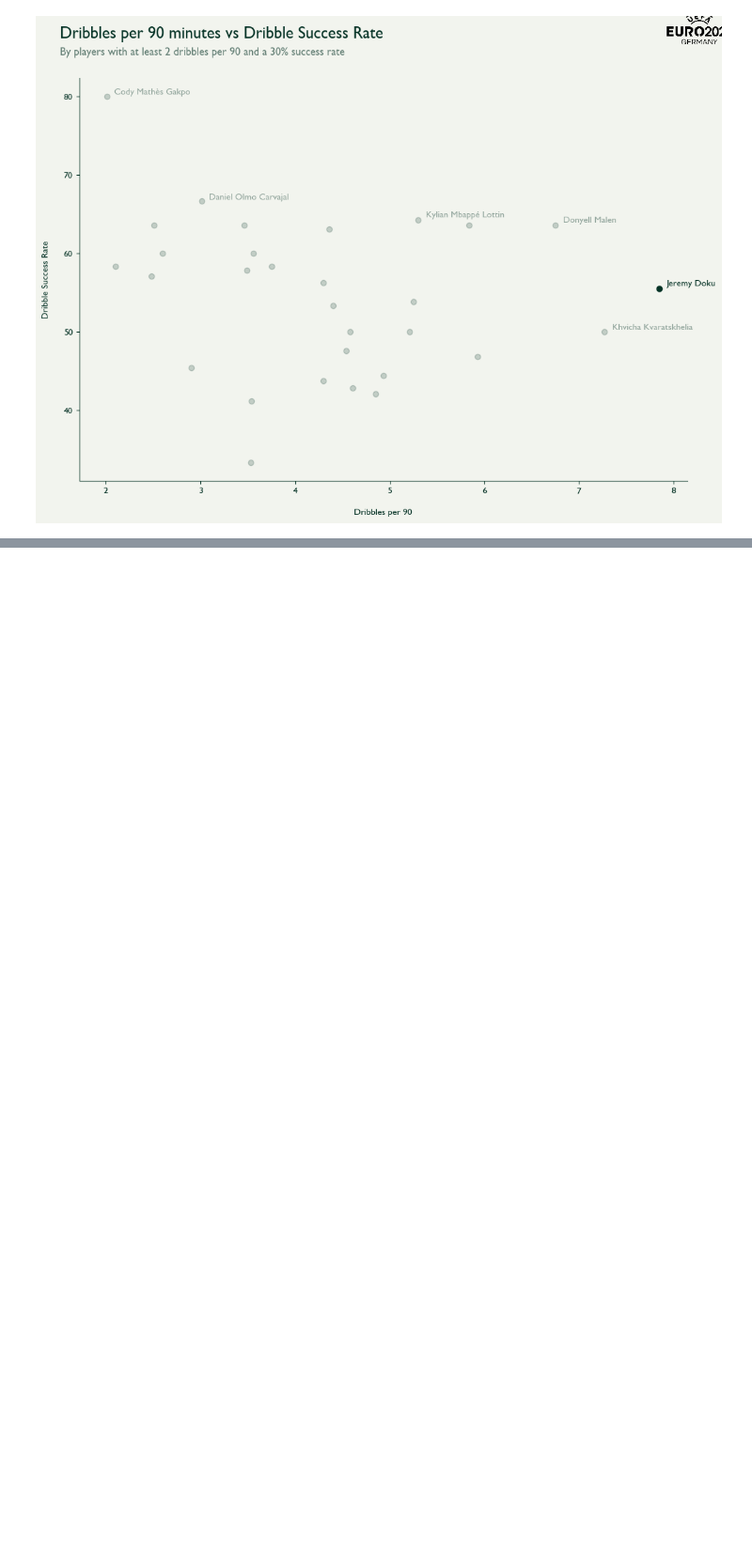
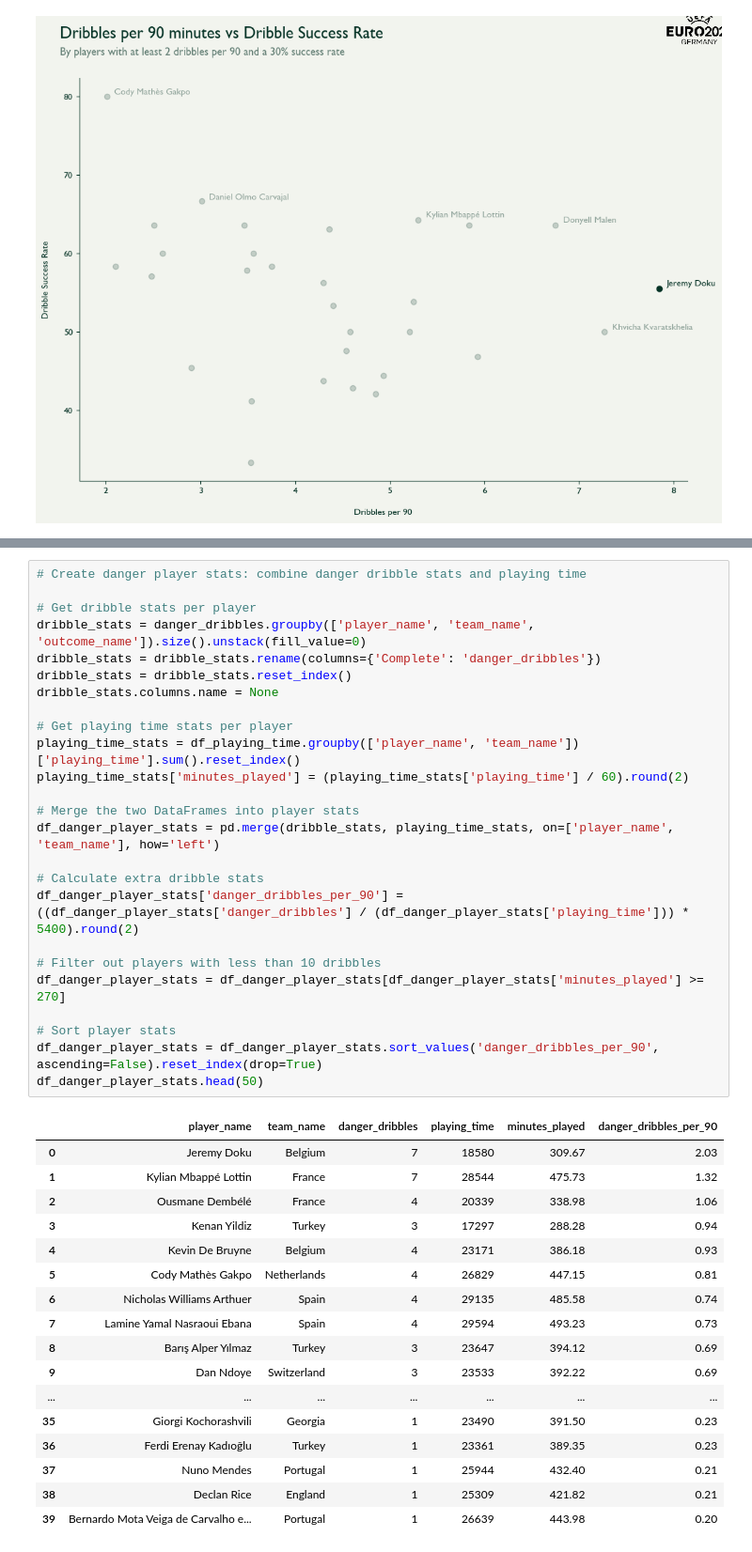
Before and after one commit to MarijnSt/soccermatics-project-1, a Jupyter notebook: per_90.ipynb, the cells around one changed output, grey strips where cells are left out. Shown at 94% size. Saved outputs shown, nothing was run; the diff lists cells and outputs as text; blank space fills up the shorter version.

```diff
--- a/per_90.ipynb
+++ b/per_90.ipynb
@@ -685,0 +751,43 @@ plt.show()
+# %%
+# Create danger player stats: combine danger dribble stats and playing time
+
+# Get dribble stats per player
+dribble_stats = danger_dribbles.groupby(['player_name', 'team_name', 'outcome_name']).size().unstack(fill_value=0)
+dribble_stats = dribble_stats.rename(columns={'Complete': 'danger_dribbles'})
+dribble_stats = dribble_stats.reset_index()
+dribble_stats.columns.name = None
+
+# Get playing time stats per player
+playing_time_stats = df_playing_time.groupby(['player_name', 'team_name'])['playing_time'].sum().reset_index()
+playing_time_stats['minutes_played'] = (playing_time_stats['playing_time'] / 60).round(2)
+
+# Merge the two DataFrames into player stats
+df_danger_player_stats = pd.merge(dribble_stats, playing_time_stats, on=['player_name', 'team_name'], how='left')
+
+# Calculate extra dribble stats
+df_danger_player_stats['danger_dribbles_per_90'] = ((df_danger_player_stats['danger_dribbles'] / (df_danger_player_stats['playing_time'])) * 5400).round(2)
+
+# Filter out players with less than 10 dribbles
+df_danger_player_stats = df_danger_player_stats[df_danger_player_stats['minutes_played'] >= 270]
+
+# Sort player stats
+df_danger_player_stats = df_danger_player_stats.sort_values('danger_dribbles_per_90', ascending=False).reset_index(drop=True)
+df_danger_player_stats.head(50)
+# %% [output]
+|  | player_name | team_name | danger_dribbles | playing_time | minutes_played | danger_dribbles_per_90 |
+| 0 | Jeremy Doku | Belgium | 7 | 18580 | 309.67 | 2.03 |
+| 1 | Kylian Mbappé Lottin | France | 7 | 28544 | 475.73 | 1.32 |
+| 2 | Ousmane Dembélé | France | 4 | 20339 | 338.98 | 1.06 |
+| 3 | Kenan Yildiz | Turkey | 3 | 17297 | 288.28 | 0.94 |
+| 4 | Kevin De Bruyne | Belgium | 4 | 23171 | 386.18 | 0.93 |
+| 5 | Cody Mathès Gakpo | Netherlands | 4 | 26829 | 447.15 | 0.81 |
+| 6 | Nicholas Williams Arthuer | Spain | 4 | 29135 | 485.58 | 0.74 |
+| 7 | Lamine Yamal Nasraoui Ebana | Spain | 4 | 29594 | 493.23 | 0.73 |
+| 8 | Barış Alper Yılmaz | Turkey | 3 | 23647 | 394.12 | 0.69 |
+| 9 | Dan Ndoye | Switzerland | 3 | 23533 | 392.22 | 0.69 |
+| ... | ... | ... | ... | ... | ... | ... |
+| 35 | Giorgi Kochorashvili | Georgia | 1 | 23490 | 391.50 | 0.23 |
+| 36 | Ferdi Erenay Kadıoğlu | Turkey | 1 | 23361 | 389.35 | 0.23 |
+| 37 | Nuno Mendes | Portugal | 1 | 25944 | 432.40 | 0.21 |
+| 38 | Declan Rice | England | 1 | 25309 | 421.82 | 0.21 |
+| 39 | Bernardo Mota Veiga de Carvalho e... | Portugal | 1 | 26639 | 443.98 | 0.20 |
```
Also changed, not shown: parts of 6 cells of this notebook, 3 other files.
